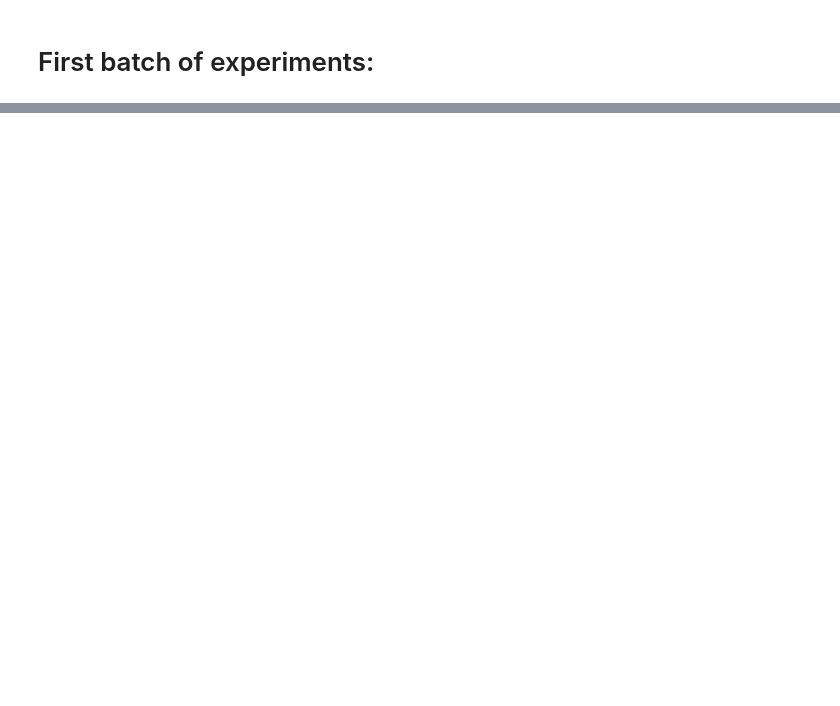
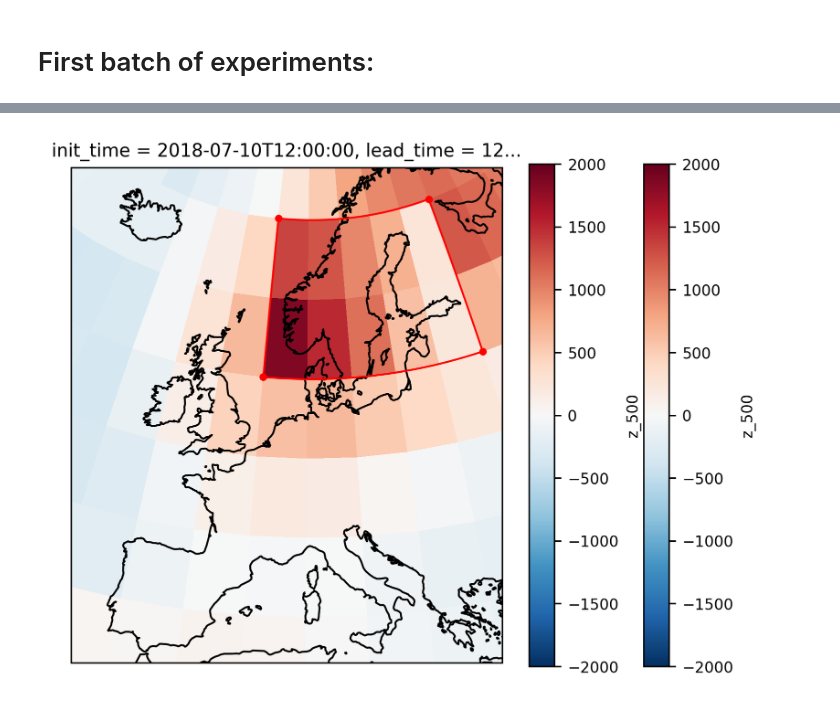
Before and after one commit to ECMWFCode4Earth/diffusion-models-for-weather-prediction, a Jupyter notebook: nb_bologna_heatwave.ipynb, the cells around one changed output, grey strips where cells are left out. Saved outputs shown, nothing was run; the diff lists cells and outputs as text; code cells hidden in the pictures; blank space fills up the shorter version.

```diff
--- a/nb_bologna_heatwave.ipynb
+++ b/nb_bologna_heatwave.ipynb
@@ -83,0 +112,18 @@ Ensemble or RMSEs: 679.3 +/- 0.3
+# %%
+fig, axis = plt.subplots(1, 1, subplot_kw=dict(projection=ccrs.EuroPP()))
+
+timestep = 5
+
+predictions_anomaly.z_500.isel({"init_time": slice(10,-10), "lead_time":0, "ensemble_member":0}).mean("init_time").plot(ax=axis, transform=ccrs.PlateCarree(), cmap="RdBu_r", vmin=-2000, vmax=2000)
+predictions_inner.z_500.isel({"init_time":timestep}).plot(ax=axis, transform=ccrs.PlateCarree(), cmap="RdBu_r", vmin=-2000, vmax=2000)
+
+axis.coastlines()
+
+axis.plot([lon_min, lon_min, lon_max, lon_max, lon_min], [lat_min, lat_max, lat_max, lat_min, lat_min],
+         color='red', linewidth=1, marker='o', markersize=3,
+         # Be explicit about which transform you want:
+         transform=ccrs.PlateCarree())
+
+plt.show()
+# %% [output]
+[figure, added]
```
Also changed, not shown: parts of 15 cells of this notebook, 28 other files.
